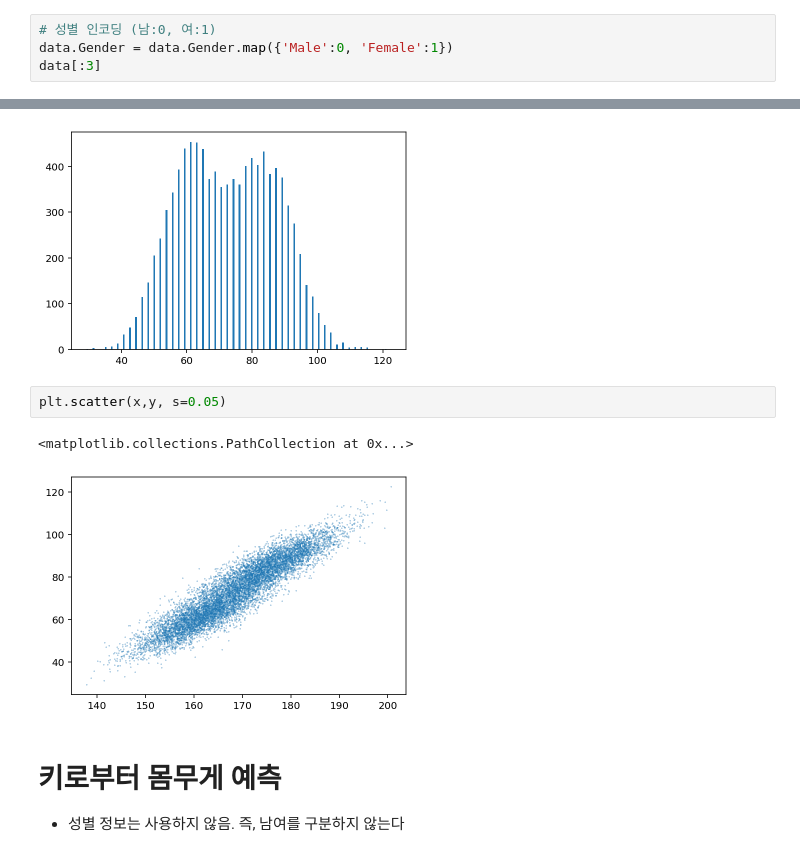
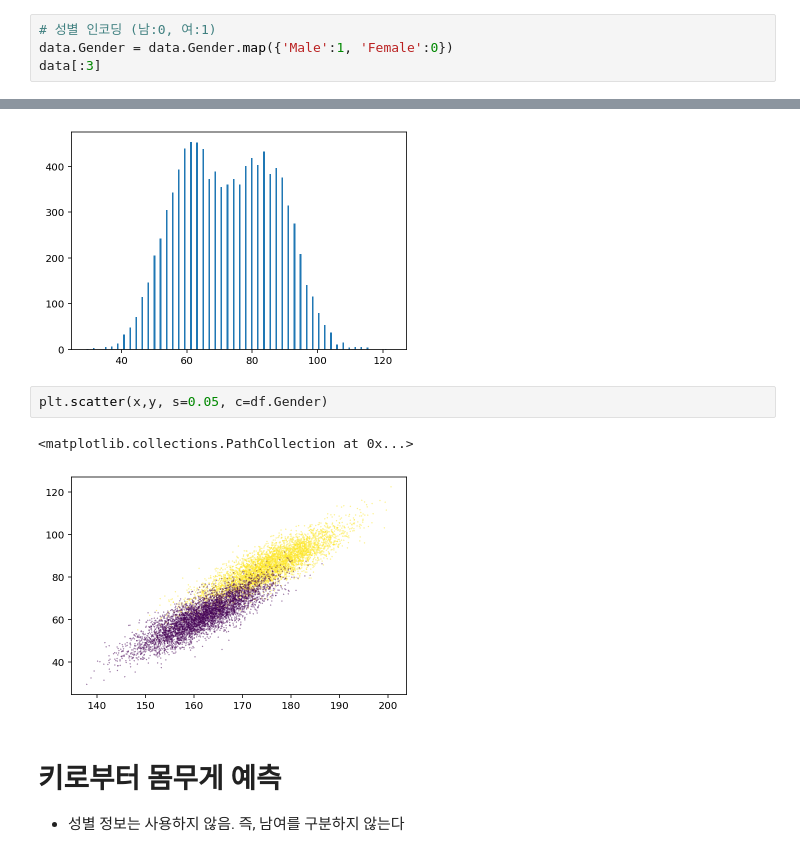
Before and after one commit to kyoungtaepark/he0722, a Jupyter notebook: f_11_MachineLearning.ipynb, the cells around one changed output, grey strips where cells are left out. Saved outputs shown, nothing was run; the diff lists cells and outputs as text.

```diff
--- a/f_11_MachineLearning.ipynb
+++ b/f_11_MachineLearning.ipynb
@@ -92,7 +92,7 @@ Male      5000
 Name: Gender, dtype: int64
 # %%
 # 성별 인코딩 (남:0, 여:1)
-data.Gender = data.Gender.map({'Male':0, 'Female':1})
+data.Gender = data.Gender.map({'Male':1, 'Female':0})
 data[:3]
 # %% [output]
 |  | Gender | Height | Weight |
@@ -140,10 +140,10 @@ plt.show()
 # %% [output]
 [figure]
 # %%
-plt.scatter(x,y, s=0.05)
+plt.scatter(x,y, s=0.05, c=df.Gender)
 # %% [output]
 <matplotlib.collections.PathCollection at 0x...>
-[figure, old version]
+[figure, new version]
 # %% [markdown]
 # 키로부터 몸무게 예측
 - 성별 정보는 사용하지 않음. 즉, 남여를 구분하지 않는다
```
Also changed, not shown: parts of 15 cells of this notebook.
